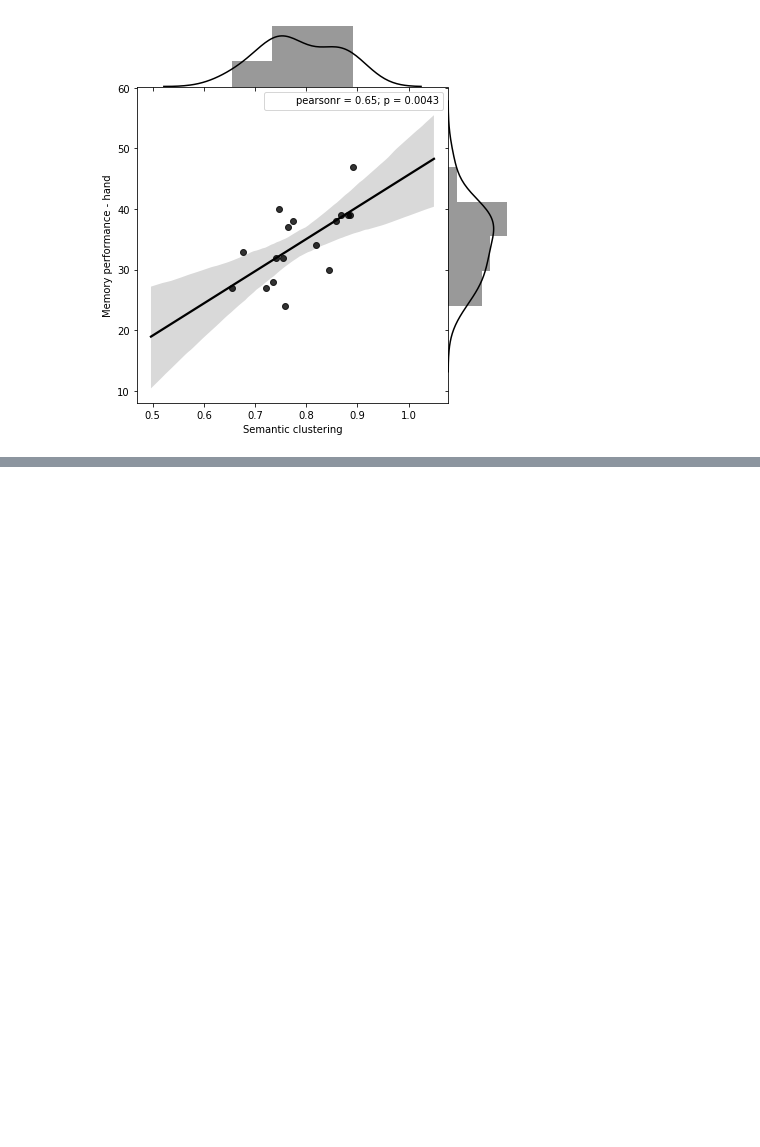
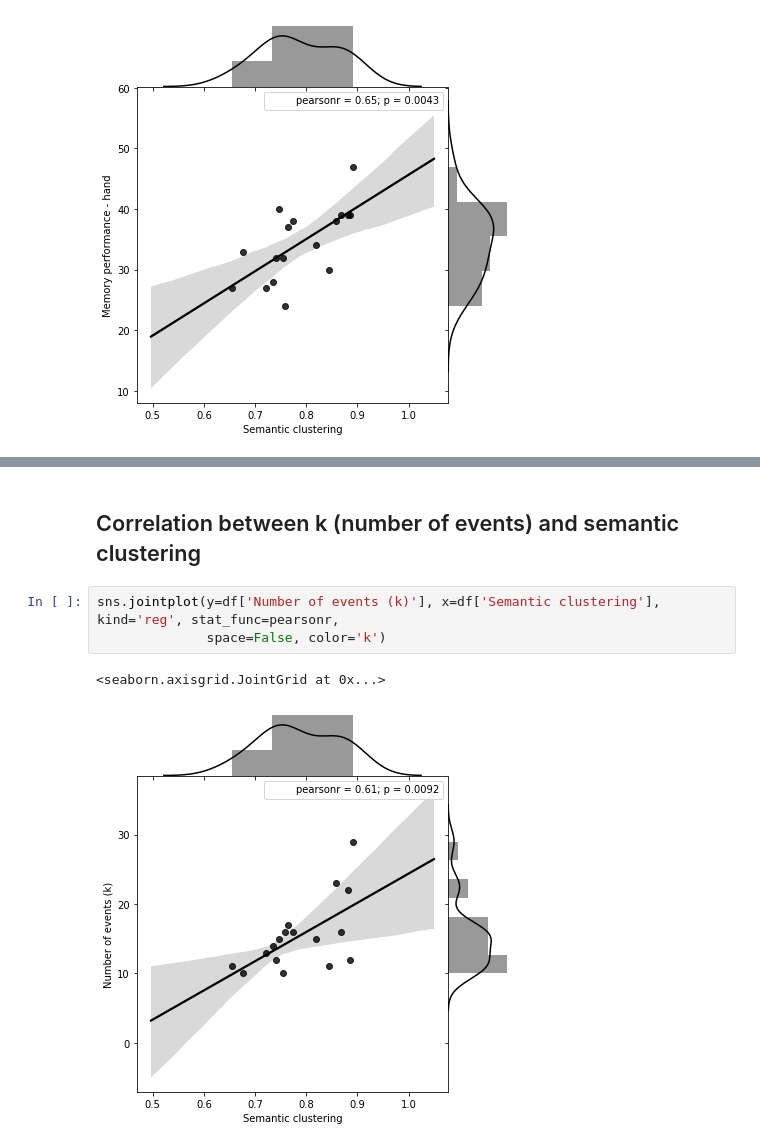
Before and after one commit to ContextLab/sherlock-topic-model-paper, a Jupyter notebook: code/notebooks/main/list-learning_analysis.ipynb, the cells around one changed output, grey strips where cells are left out. Cells and saved outputs as stored; diff of their text form; blank space fills up the shorter version.

```diff
--- a/code/notebooks/main/list-learning_analysis.ipynb
+++ b/code/notebooks/main/list-learning_analysis.ipynb
@@ -153,0 +178,8 @@ sns.jointplot(y=df['Memory performance - hand'], x=df['Semantic clustering'], ki
+# %% [markdown]
+## Correlation between k (number of events) and semantic clustering
+# %%
+sns.jointplot(y=df['Number of events (k)'], x=df['Semantic clustering'], kind='reg', stat_func=pearsonr,
+              space=False, color='k')
+# %% [output]
+<seaborn.axisgrid.JointGrid at 0x...>
+[figure, added]
```
Also changed, not shown: parts of 10 cells of this notebook.
